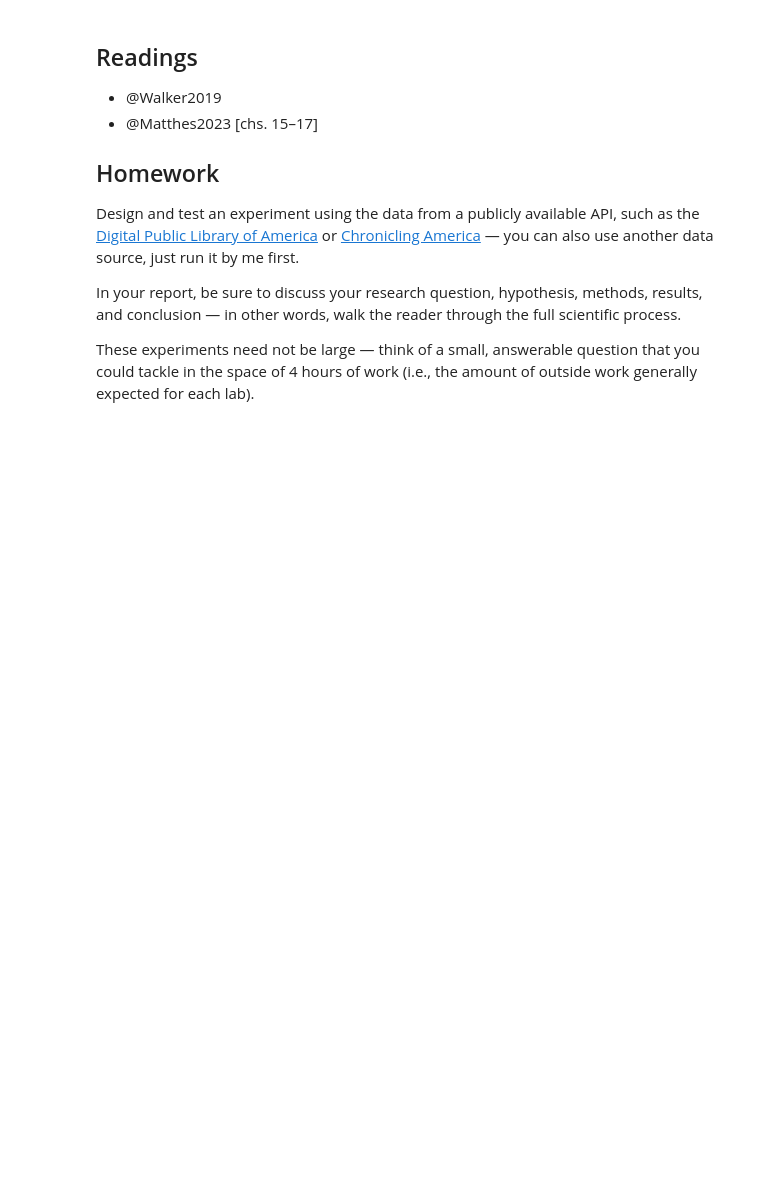
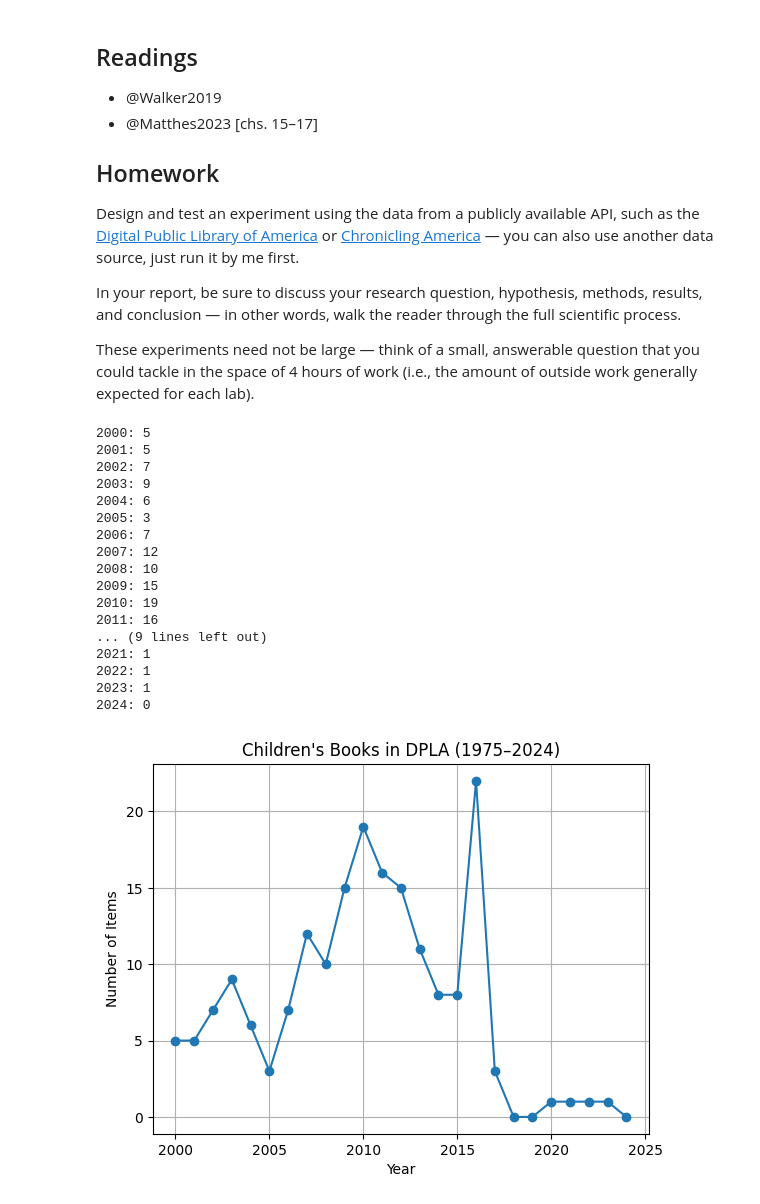
Before and after one commit to laurenlangbort/APIs, a Jupyter notebook: apis.ipynb, the cells around one changed output. Cells and saved outputs as stored; diff of their text form; code cells hidden in the pictures; blank space fills up the shorter version.

```diff
--- a/apis.ipynb
+++ b/apis.ipynb
@@ -143,3 +192,54 @@ Design and test an experiment using the data from a publicly available API, such
 In your report, be sure to discuss your research question, hypothesis, methods, results, and conclusion — in other words, walk the reader through the full scientific process.
 
 These experiments need not be large — think of a small, answerable question that you could tackle in the space of 4 hours of work (i.e., the amount of outside work generally expected for each lab).
+# %%
+import os
+import requests
+import matplotlib.pyplot as plt
+import time
+
+API_KEY = os.getenv("DPLA_API_KEY")
+BASE_URL = "https://api.dp.la/v2/items"
+
+years = list(range(2000, 2025))
+counts = []
+
+for year in years:
+    params = {
+        "q": "children's books",
+        "sourceResource.date.begin": year,
+        "sourceResource.date.end": year,
+        "api_key": API_KEY,
+        "page_size": 1
+    }
+    response = requests.get(BASE_URL, params=params)
+    data = response.json()
+    counts.append(data.get("count", 0))
+    print(f"{year}: {counts[-1]}")
+    time.sleep(0.2)
+
+plt.plot(years, counts, marker='o')
+plt.title("Children's Books in DPLA (1975–2024)")
+plt.xlabel("Year")
+plt.ylabel("Number of Items")
+plt.grid(True)
+plt.show()
+# %% [output]
+2000: 5
+2001: 5
+2002: 7
+2003: 9
+2004: 6
+2005: 3
+2006: 7
+2007: 12
+2008: 10
+2009: 15
+2010: 19
+2011: 16
+... (9 lines left out)
+2021: 1
+2022: 1
+2023: 1
+2024: 0
+[figure, added]
```
Also changed, not shown: parts of 7 cells of this notebook.
